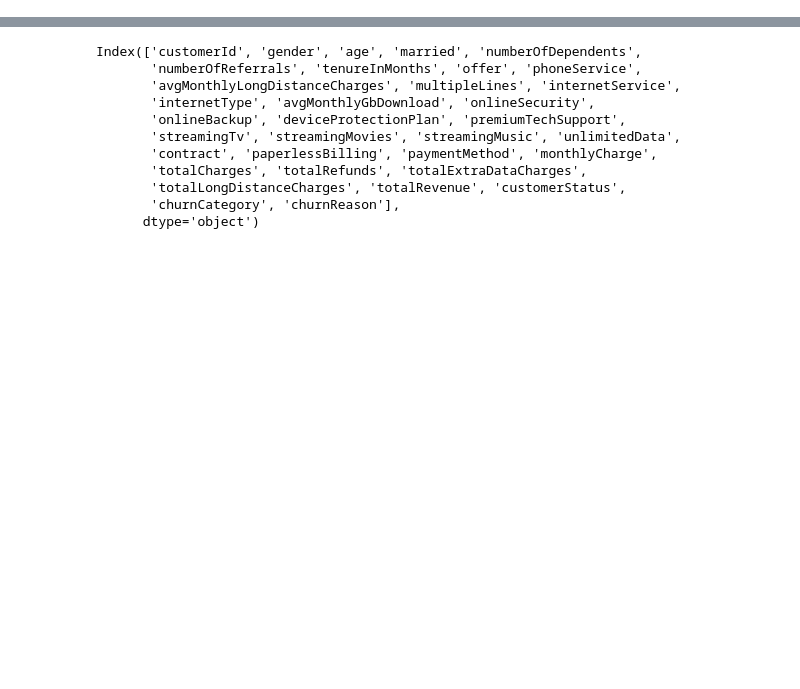
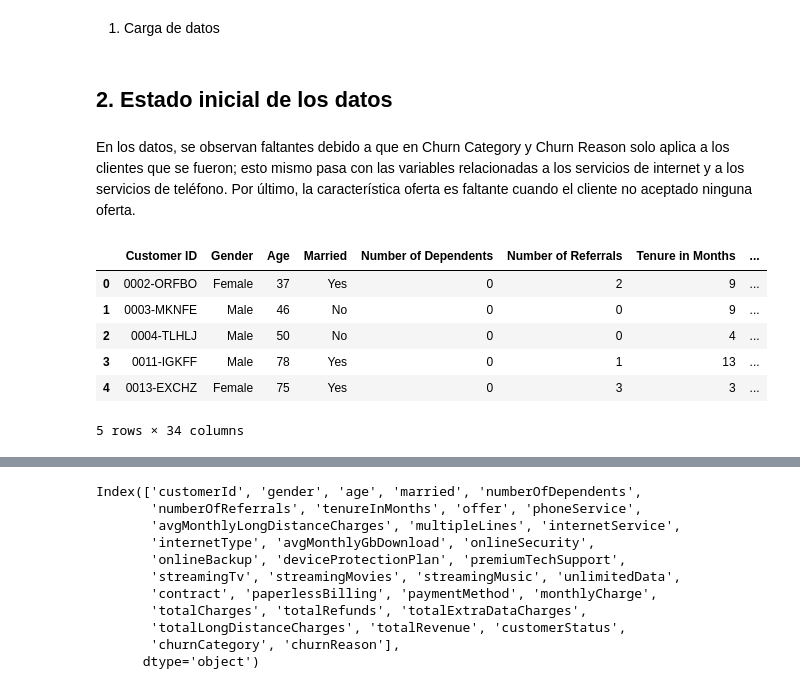
Before and after one commit to dmontjoy/teleco, a Jupyter notebook: predict.ipynb, the cells around one changed output, grey strips where cells are left out. Drawn from its saved outputs; the diff is of its cells as text; code cells hidden in the pictures; blank space fills up the shorter version.

```diff
--- a/predict.ipynb
+++ b/predict.ipynb
@@ -34,5 +40,21 @@ warnings.filterwarnings('ignore')
 # Configuración de visualización
 plt.style.use('seaborn-v0_8-darkgrid')
 sns.set_palette("husl")
+# %% [markdown]
+1. Carga de datos
 # %%
 df_test = pd.read_csv('base_telco.csv')
+# %% [markdown]
+## 2. Estado inicial de los datos
+# %% [markdown]
+En los datos, se observan faltantes debido a que en Churn Category y Churn Reason solo aplica a los clientes que se fueron; esto mismo pasa con las variables relacionadas a los servicios de internet y a los servicios de teléfono. Por último, la característica oferta es faltante cuando el cliente no aceptado ninguna oferta.
+# %%
+df_test.head(5)
+# %% [output]
+|  | Customer ID | Gender | Age | Married | Number of Dependents | Number of Referrals | Tenure in Months | ... |
+| 0 | 0002-ORFBO | Female | 37 | Yes | 0 | 2 | 9 | ... |
+| 1 | 0003-MKNFE | Male | 46 | No | 0 | 0 | 9 | ... |
+| 2 | 0004-TLHLJ | Male | 50 | No | 0 | 0 | 4 | ... |
+| 3 | 0011-IGKFF | Male | 78 | Yes | 0 | 1 | 13 | ... |
+| 4 | 0013-EXCHZ | Female | 75 | Yes | 0 | 3 | 3 | ... |
+5 rows × 34 columns
```
Also changed, not shown: parts of 45 cells of this notebook.
